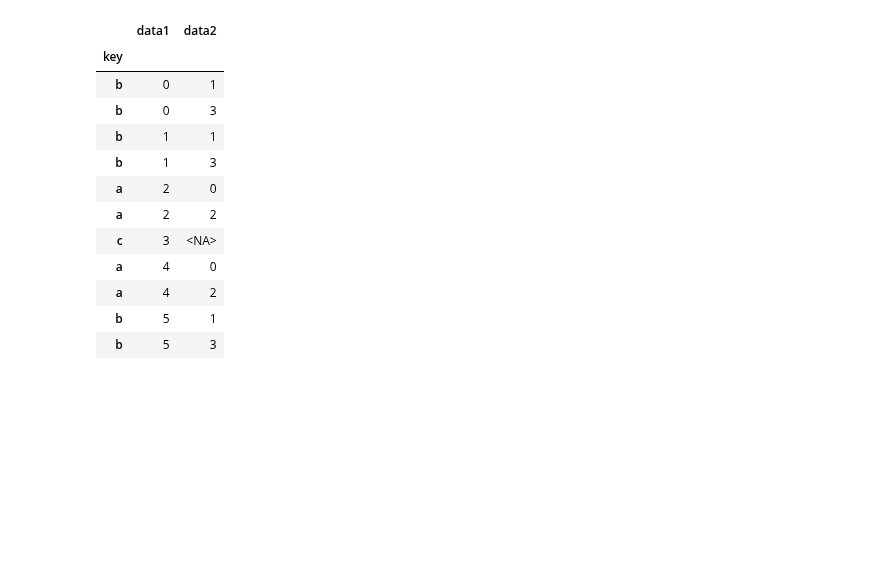
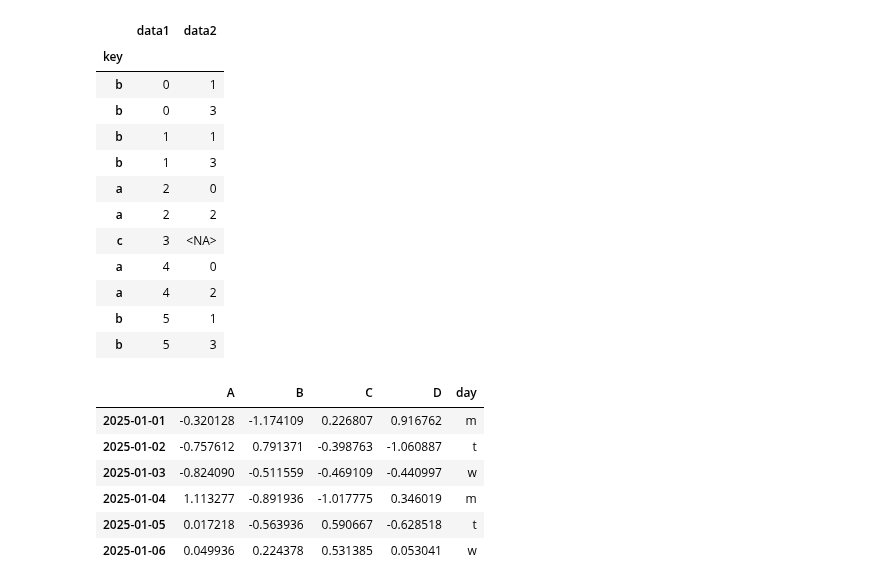
Before and after one commit to UtsavParashar/PythonProblems, a Jupyter notebook: Pandas/test_pandas.ipynb, the cells around one changed output. Drawn from its saved outputs; the diff is of its cells as text; code cells hidden in the pictures; blank space fills up the shorter version.

```diff
--- a/Pandas/test_pandas.ipynb
+++ b/Pandas/test_pandas.ipynb
@@ -397,0 +371,11 @@ class Solution:
+# %%
+df['day'] = ['m','t','w']*2
+df
+# %% [output]
+|  | A | B | C | D | day |
+| 2025-01-01 | -0.320128 | -1.174109 | 0.226807 | 0.916762 | m |
+| 2025-01-02 | -0.757612 | 0.791371 | -0.398763 | -1.060887 | t |
+| 2025-01-03 | -0.824090 | -0.511559 | -0.469109 | -0.440997 | w |
+| 2025-01-04 | 1.113277 | -0.891936 | -1.017775 | 0.346019 | m |
+| 2025-01-05 | 0.017218 | -0.563936 | 0.590667 | -0.628518 | t |
+| 2025-01-06 | 0.049936 | 0.224378 | 0.531385 | 0.053041 | w |
```
Also changed, not shown: parts of 24 cells of this notebook.
